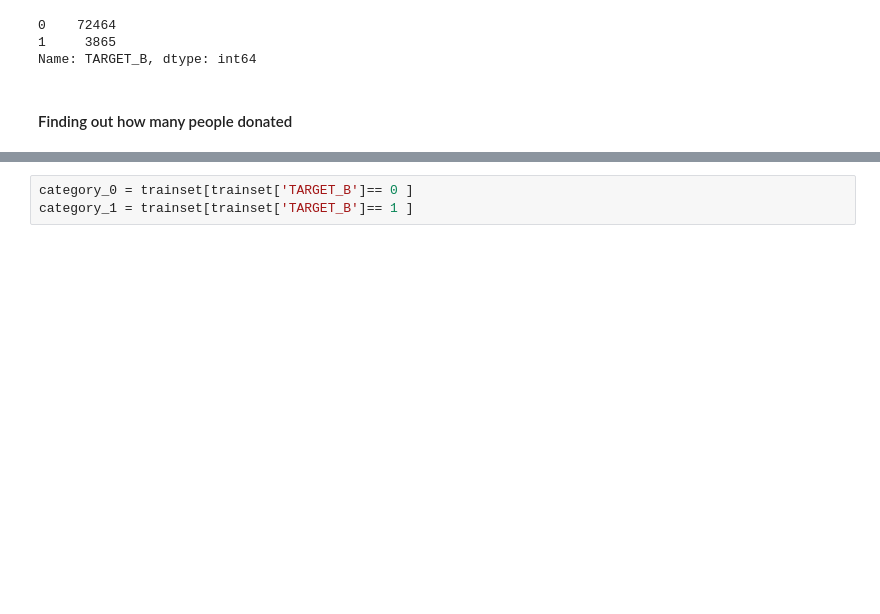
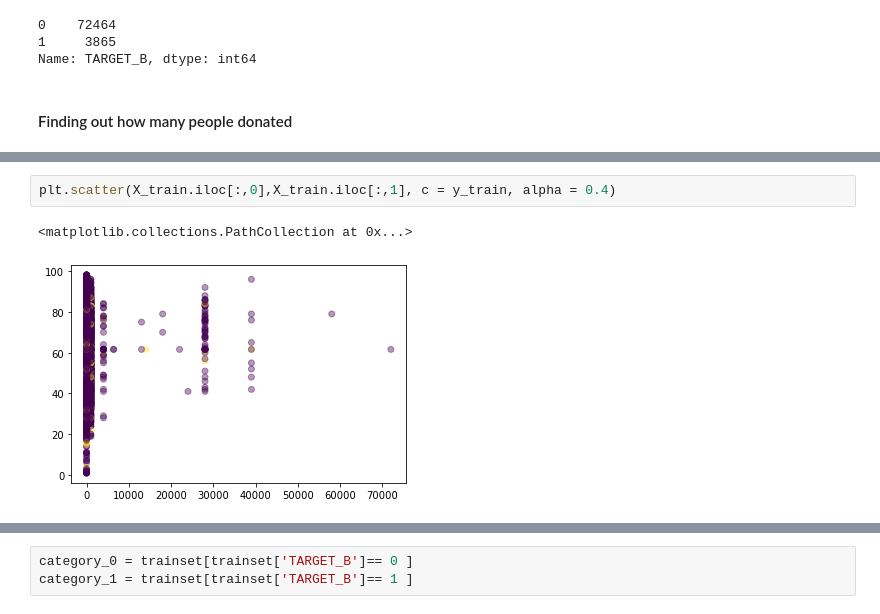
Before and after one commit to SangreNocturna/lab-random-forests, a Jupyter notebook: files_for_lab/lab-random-forest.ipynb, the cells around one changed output, grey strips where cells are left out. Drawn from its saved outputs; the diff is of its cells as text; blank space fills up the shorter version.

```diff
--- a/files_for_lab/lab-random-forest.ipynb
+++ b/files_for_lab/lab-random-forest.ipynb
@@ -158,0 +246,5 @@ Name: TARGET_B, dtype: int64
+# %%
+plt.scatter(X_train.iloc[:,0],X_train.iloc[:,1], c = y_train, alpha = 0.4)
+# %% [output]
+<matplotlib.collections.PathCollection at 0x...>
+[figure, added]
```
Also changed, not shown: parts of 28 cells of this notebook.
